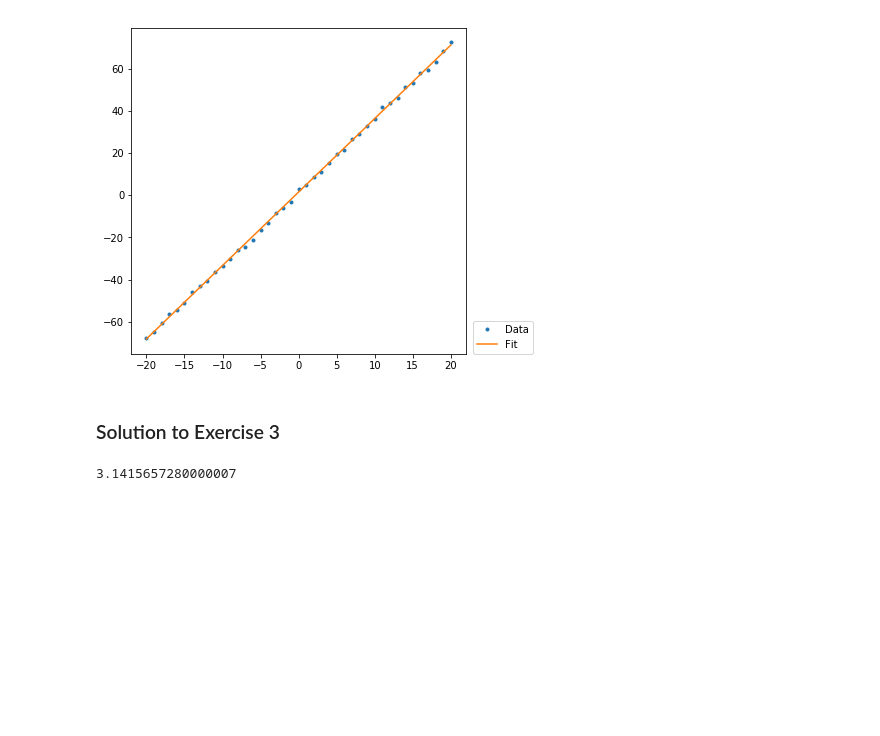
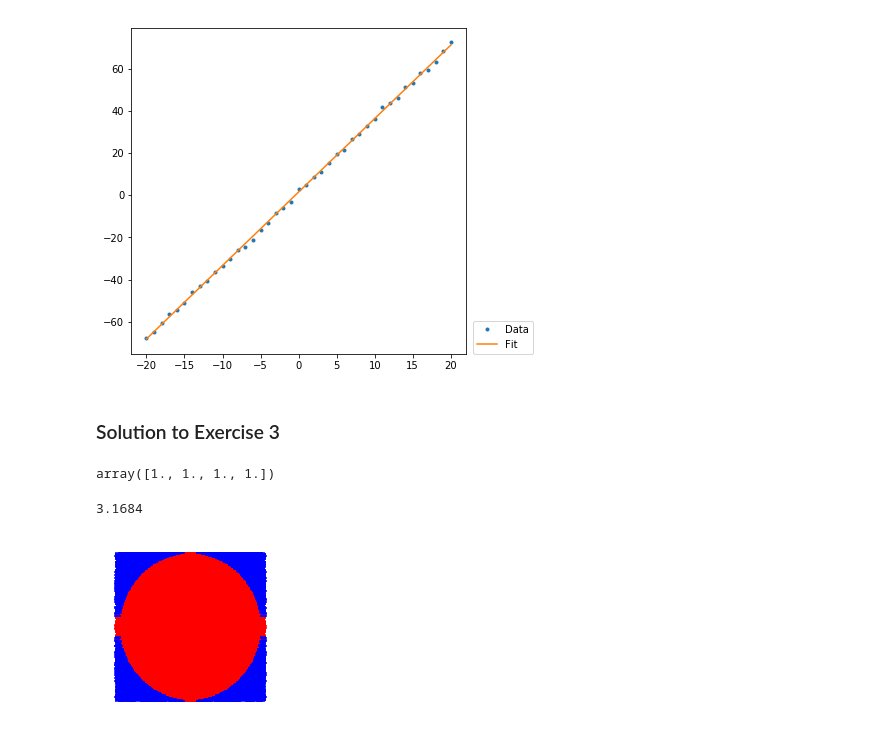
Before and after one commit to flipgthb/ai-bootcamp-2019, a Jupyter notebook: 0-Python-Tutorial.ipynb, the cells around one changed output. Drawn from its saved outputs; the diff is of its cells as text; code cells hidden in the pictures; blank space fills up the shorter version.

```diff
--- a/0-Python-Tutorial.ipynb
+++ b/0-Python-Tutorial.ipynb
@@ -782,9 +782,9 @@ Use the following data points stored in a dict called `sample`
 # %%
 from numpy.random import randn, seed
 seed(42)
-real_a, real_b = 1.75, 3.5
+real_a, real_b = 3.5, 1.75
 sample = {x: y for (x, y) in zip([x_i for x_i in range(-20,21)],
-                                 [real_a + real_b*x_i + randn() for x_i in range(-20,21)])}
+                                 [real_b + real_a*x_i + randn() for x_i in range(-20,21)])}
 
 print("""
 +--------+--------+
@@ -910,14 +912,31 @@ ax.legend(loc=(1.02,0))
+# %%
+np.array([*foo,*foo])
+# %% [output]
+array([1., 1., 1., 1.])
 # %%
 import numpy as np
 rand = np.random.rand
 
 def mc_sample_pi(n):
     x,y = rand(2,n)
     circle = x**2 + y**2
     within_circle = circle[circle <= 1]
-    return 4*within_circle.shape[0]/n
+    pi_estimate = 4*within_circle.shape[0]/n
+    # lets plot it
+    xc,yc = x[circle<=1], y[circle<=1]
+    xs,ys = x[circle>1], y[circle>1]
+    c_props, s_props = {'color':'r', 'marker':1}, {'color':'b', 'marker':1}
+    fig, ax = plt.subplots(figsize=(3,3))
+    ax.scatter([*xc,*(-xc),*xc,*(-xc)],[*yc,*yc,*(-yc),*(-yc)],**c_props)
+    ax.scatter([*xs,*(-xs),*xs,*(-xs)],[*ys,*ys,*(-ys),*(-ys)],**s_props)
+    for p,s in ax.spines.items():
+        s.set_visible(False)
+    ax.set_xticks([])
+    ax.set_yticks([])
+    return pi_estimate
 
-pi_estimate = np.array([mc_sample_pi(10000000) for _ in range(100)]).mean()
+pi_estimate = np.array([mc_sample_pi(10000) for _ in range(1)]).mean()
 pi_estimate
 # %% [output]
-3.1415657280000007
+3.1684
+[figure, added]
```
Also changed, not shown: parts of 3 cells of this notebook, 1 other file.
